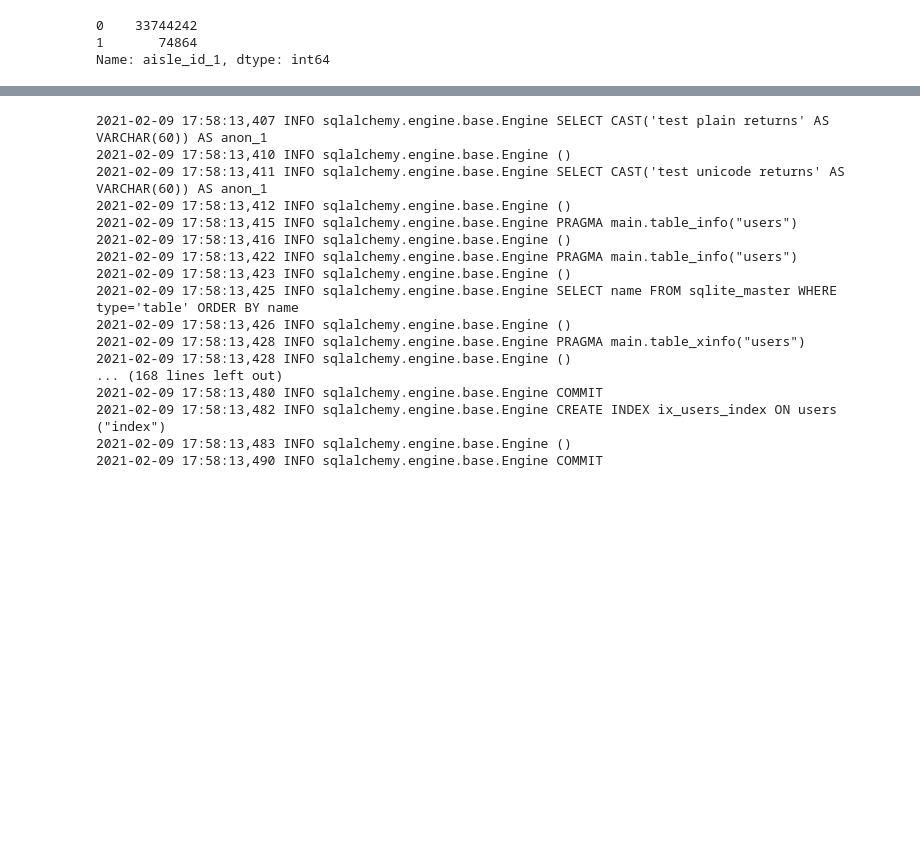
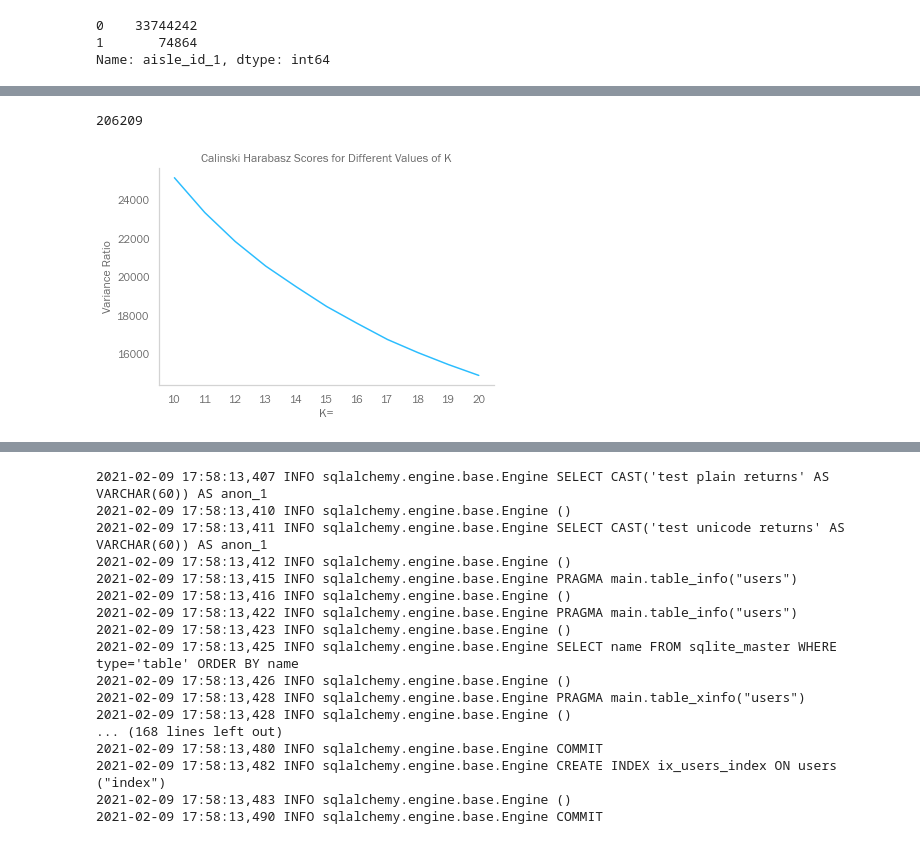
Before and after one commit to melodygr/grocery_recommendation, a Jupyter notebook: Capstone_Project.ipynb, the cells around one changed output, grey strips where cells are left out. Cells and saved outputs as stored; diff of their text form; code cells hidden in the pictures; blank space fills up the shorter version.

Commit message:
cluster

```diff
--- a/Capstone_Project.ipynb
+++ b/Capstone_Project.ipynb
@@ -883,0 +903,6 @@ MemoryError: Unable to allocate 33.8 GiB for an array with shape (134, 33819106)
+# %%
+grouped_users = movecol(grouped_users,
+             cols_to_move=['num_orders', 'mode_order_dow', 'median_order_hour', 'mean_days_since'],
+             ref_col='aisle_id_1',
+             place='Before')
+grouped_users
@@ -883,0 +926,26 @@ MemoryError: Unable to allocate 33.8 GiB for an array with shape (134, 33819106)
+# %%
+from sklearn.cluster import KMeans
+K_means = KMeans(n_clusters = 5)
+K_means.fit(grouped_users)
+cluster_assignments = K_means.predict(grouped_users)
+# %%
+len(cluster_assignments)
+# %% [output]
+206209
+# %%
+# Is having 12 separate market segments helpful?  Can I figure out what make them different and target that?
+
+k_means_13 = KMeans(n_clusters=13).fit(grouped_users)
+k_means_14 = KMeans(n_clusters=14).fit(grouped_users)
+k_means_15 = KMeans(n_clusters=15).fit(grouped_users)
+k_means_16 = KMeans(n_clusters=16).fit(grouped_users)
+k_means_17 = KMeans(n_clusters=17).fit(grouped_users)
+k_means_18 = KMeans(n_clusters=18).fit(grouped_users)
+k_means_19 = KMeans(n_clusters=19).fit(grouped_users)
+k_means_10 = KMeans(n_clusters=10).fit(grouped_users)
+k_means_11 = KMeans(n_clusters=11).fit(grouped_users)
+k_means_12 = KMeans(n_clusters=12).fit(grouped_users)
+k_means_20 = KMeans(n_clusters=20).fit(grouped_users)
+
+k_list = [k_means_10, k_means_11, k_means_12, k_means_13,
+          k_means_14, k_means_15, k_means_16, k_means_17, k_means_18, k_means_19, k_means_20]
@@ -883,0 +954,15 @@ MemoryError: Unable to allocate 33.8 GiB for an array with shape (134, 33819106)
+# %%
+CH_score = []
+
+for model in k_list:
+    labels = model.labels_
+    CH_score.append(calinski_harabasz_score(grouped_users, labels))
+# %%
+plt.plot([10, 11, 12, 13, 14, 15, 16, 17, 18, 19, 20], CH_score)
+plt.xticks([10,11,12,13,14,15,16,17,18,19,20])
+plt.title('Calinski Harabasz Scores for Different Values of K')
+plt.ylabel('Variance Ratio')
+plt.xlabel('K=')
+plt.savefig('Images/ch_scores.png');
+# %% [output]
+[figure, added]
```
Also changed, not shown: parts of 40 cells of this notebook, 3 other files.
